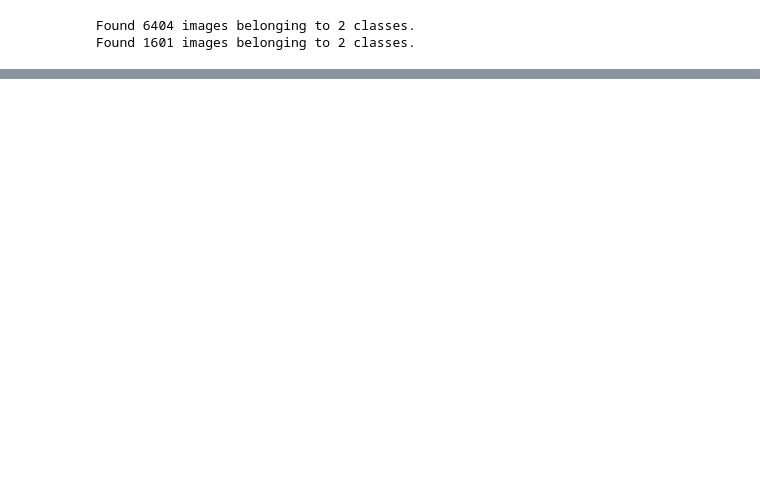
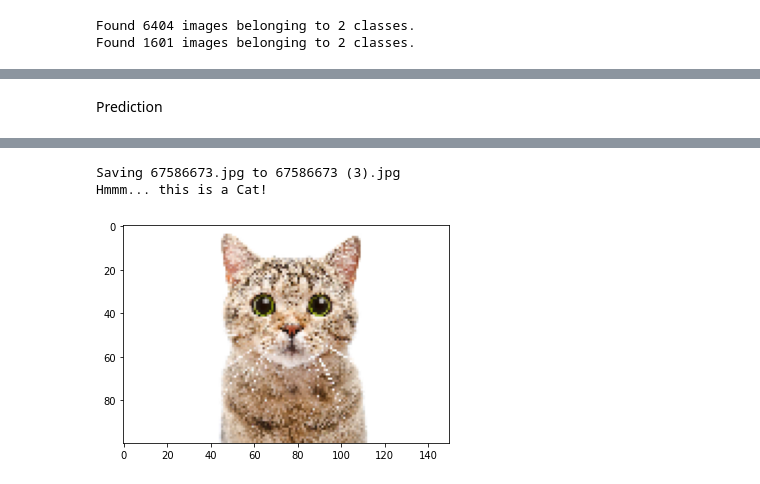
Before and after one commit to CodeSigma/Learn-Data-Science, a Jupyter notebook: Resnet_Keras_Cat_v_Dog.ipynb, the cells around one changed output, grey strips where cells are left out. Drawn from its saved outputs; the diff is of its cells as text; code cells hidden in the pictures; blank space fills up the shorter version.

```diff
--- a/Resnet_Keras_Cat_v_Dog.ipynb
+++ b/Resnet_Keras_Cat_v_Dog.ipynb
@@ -238,10 +175,12 @@ plt.show()
+# %% [markdown]
+Prediction
 # %%
 
 uploaded = files.upload()
 
 filename = list(uploaded.keys())[0]
 
-img = load_img(f"{dir}/{filename}", target_size=(x.shape[0], x.shape[1]))
+img = load_img(f"/content/drive/My Drive/Kaggle/{filename}", target_size=(x.shape[0], x.shape[1]))
 plt.imshow(img)
 img = img_to_array(img)
 
@@ -253,13 +192,12 @@ classes = classes.tolist()[0]
 # print(classes)
 label = classes.index(max(classes))
 # print(label)
-if label == 2:
-  label = "Scissors"
-elif label == 1:
-  label = "Rock"
+if label == 1:
+  label = "Dog"
 else:
-  label = "Paper"
+  label = "Cat"
 
 # print(label)
 
 print(f"Hmmm... this is a {label}!")
+# %% [output]
@@ -265,0 +205,3 @@ print(f"Hmmm... this is a {label}!")
+Saving 67586673.jpg to 67586673 (3).jpg
+Hmmm... this is a Cat!
+[figure, added]
```
Also changed, not shown: parts of 22 cells of this notebook.
